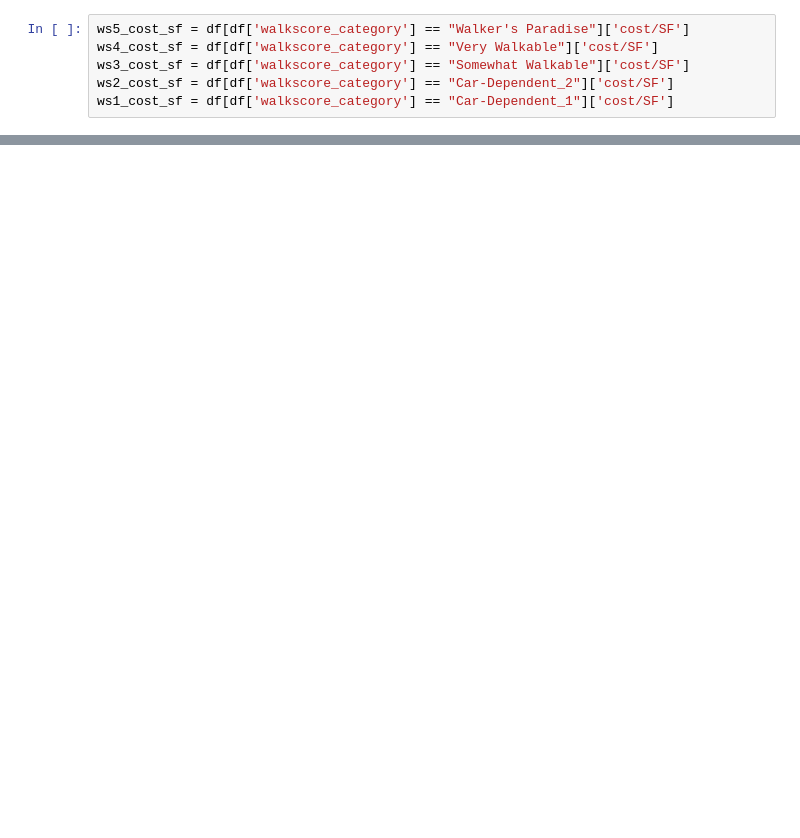
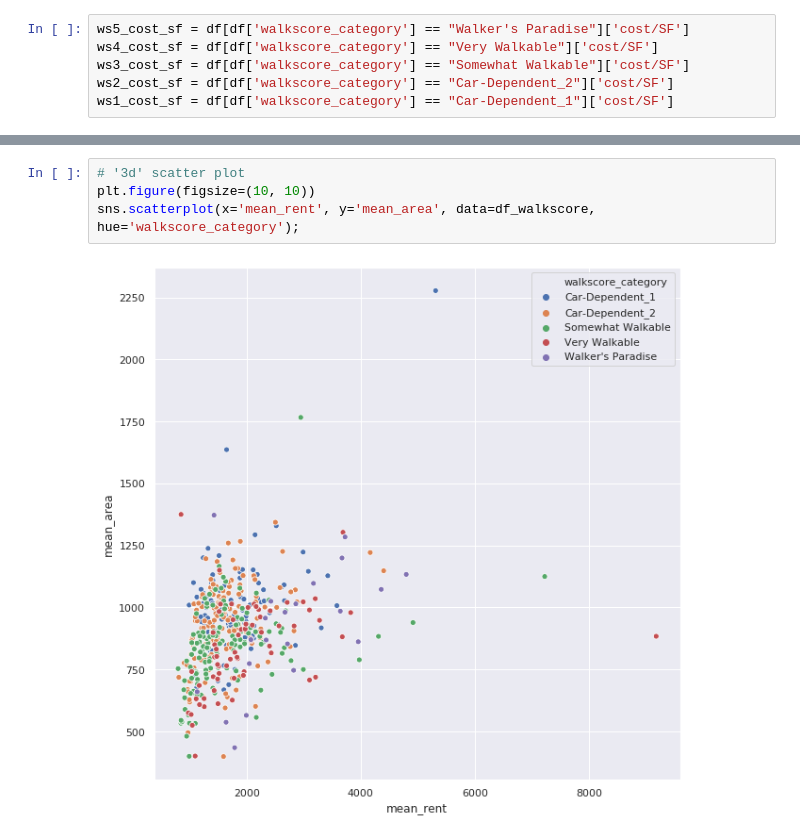
Before and after one commit to sn-ekstrand/walkability-and-cost, a Jupyter notebook: notebooks/eda.ipynb, the cells around one changed output, grey strips where cells are left out. Cells and saved outputs as stored; diff of their text form; blank space fills up the shorter version.

```diff
--- a/notebooks/eda.ipynb
+++ b/notebooks/eda.ipynb
@@ -111,0 +155,6 @@ plt.boxplot(groups_data);
+# %%
+# '3d' scatter plot
+plt.figure(figsize=(10, 10))
+sns.scatterplot(x='mean_rent', y='mean_area', data=df_walkscore, hue='walkscore_category');
+# %% [output]
+[figure, added]
```
Also changed, not shown: parts of 15 cells of this notebook.
